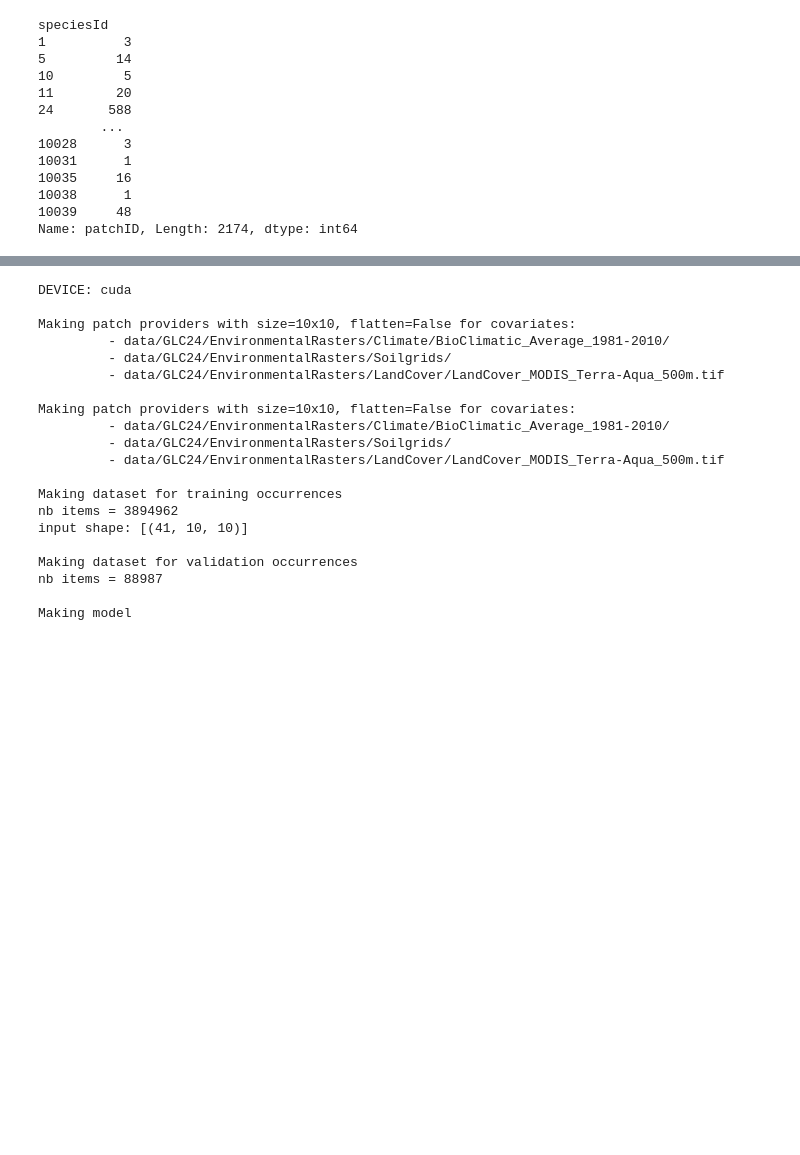
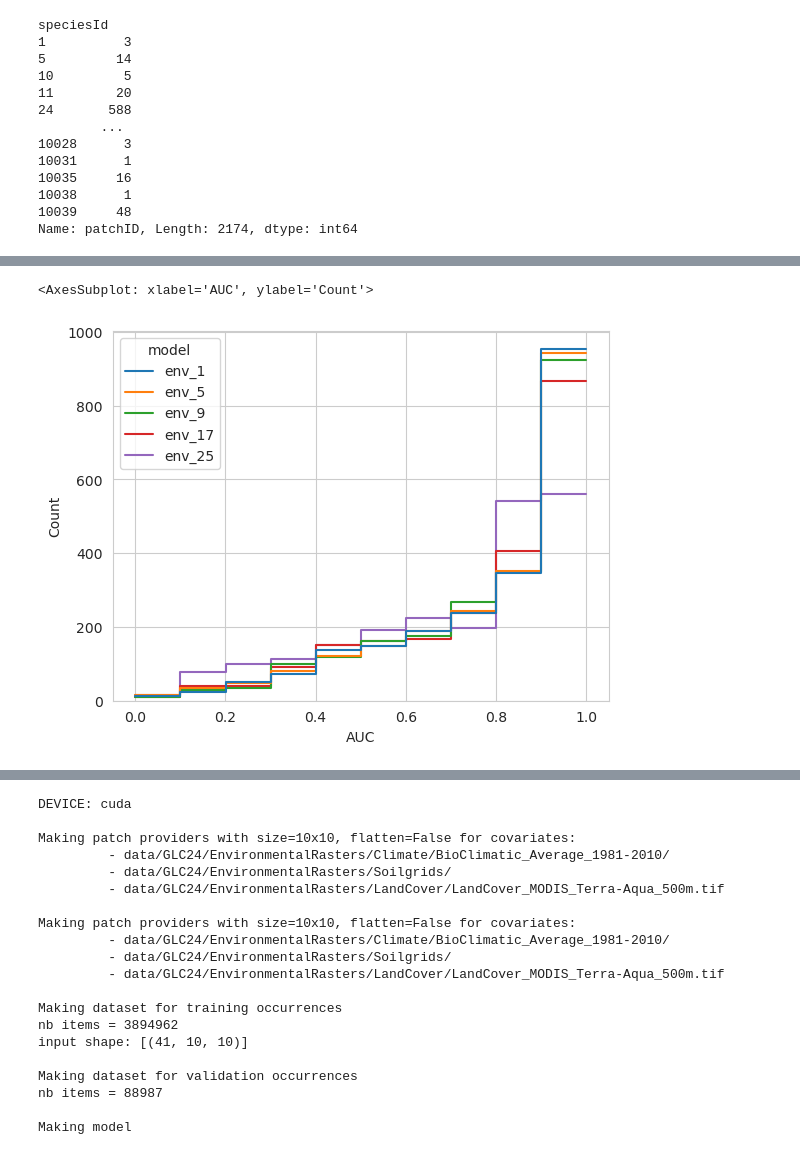
Before and after one commit to ninavantiel/multi_scale_SDMs, a Jupyter notebook: model_evaluation.ipynb, the cells around one changed output, grey strips where cells are left out. Saved outputs shown, nothing was run; the diff lists cells and outputs as text; code cells hidden in the pictures; blank space fills up the shorter version.

```diff
--- a/model_evaluation.ipynb
+++ b/model_evaluation.ipynb
@@ -160,0 +202,4 @@ dtype: float64
+# %%
+plot_df = pd.melt(auc_df.reset_index(), id_vars=['species','n_occ'], var_name='model', value_name='AUC')
+plot_df['n_occ_cat'] = plot_df['n_occ'].apply(lambda n: '1-100' if n <= 100 else ('101-1000' if n <= 1000 else ('1001-4000' if n <= 4000 else '4001-4548')))
+plot_df
@@ -160,0 +220,6 @@ dtype: float64
+# %%
+sns.set_style('whitegrid')
+sns.histplot(plot_df[plot_df['model'].isin(['env_1', 'env_5', 'env_9', 'env_17', 'env_25'])], x='AUC', hue='model', element='step', fill=False, bins=10)
+# %% [output]
+<AxesSubplot: xlabel='AUC', ylabel='Count'>
+[figure, added]
```
Also changed, not shown: parts of 29 cells of this notebook, 7 other files.
